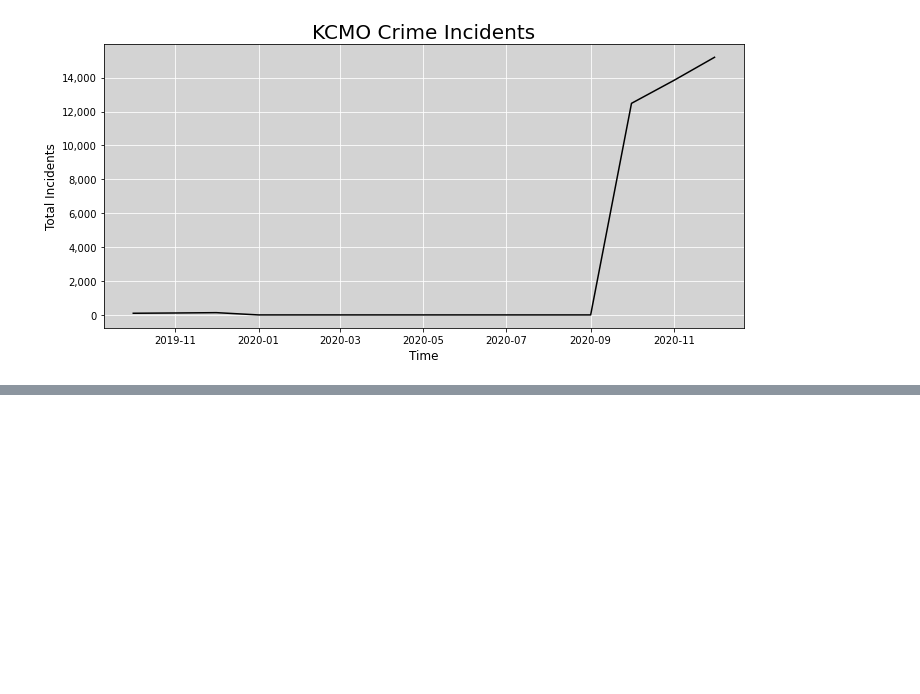
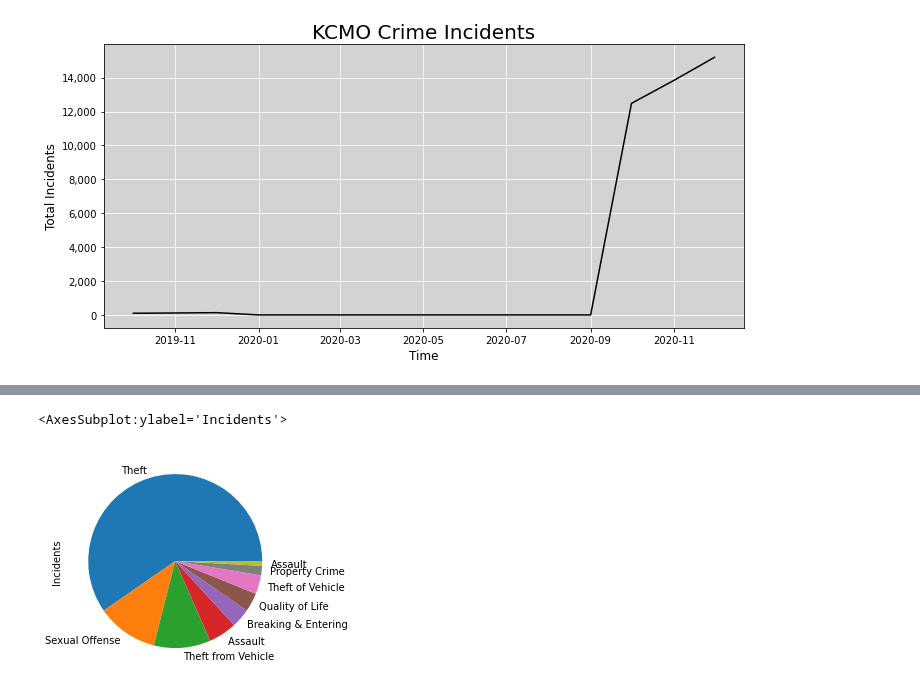
Before and after one commit to E-Weber/EKN-Project, a Jupyter notebook: Crime/CrimeAnalysis.ipynb, the cells around one changed output, grey strips where cells are left out. Drawn from its saved outputs; the diff is of its cells as text; code cells hidden in the pictures; blank space fills up the shorter version.

```diff
--- a/Crime/CrimeAnalysis.ipynb
+++ b/Crime/CrimeAnalysis.ipynb
@@ -125,0 +156,5 @@ december20 = parentIncidentType[5][0].reset_index()
+# %%
+november19.plot(kind = "pie", y = "Incidents", labels = november19["Crime Type"], legend = False)
+# %% [output]
+<AxesSubplot:ylabel='Incidents'>
+[figure, added]
```
Also changed, not shown: parts of 13 cells of this notebook.
